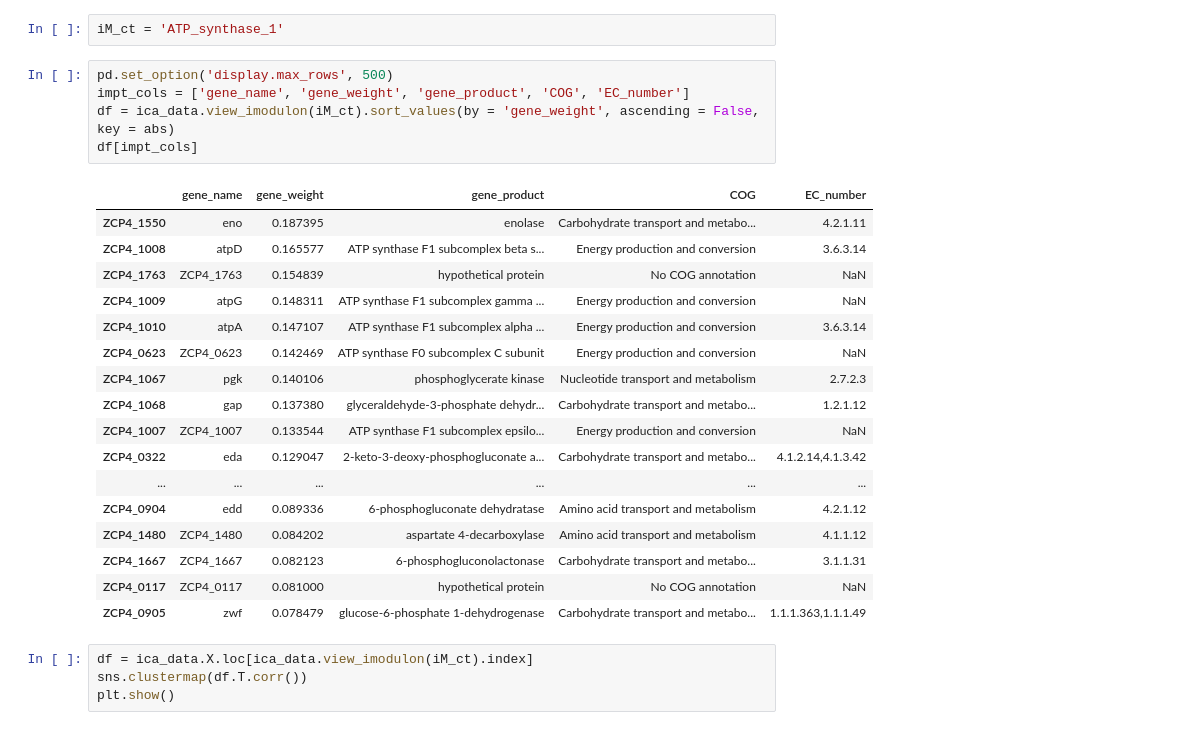
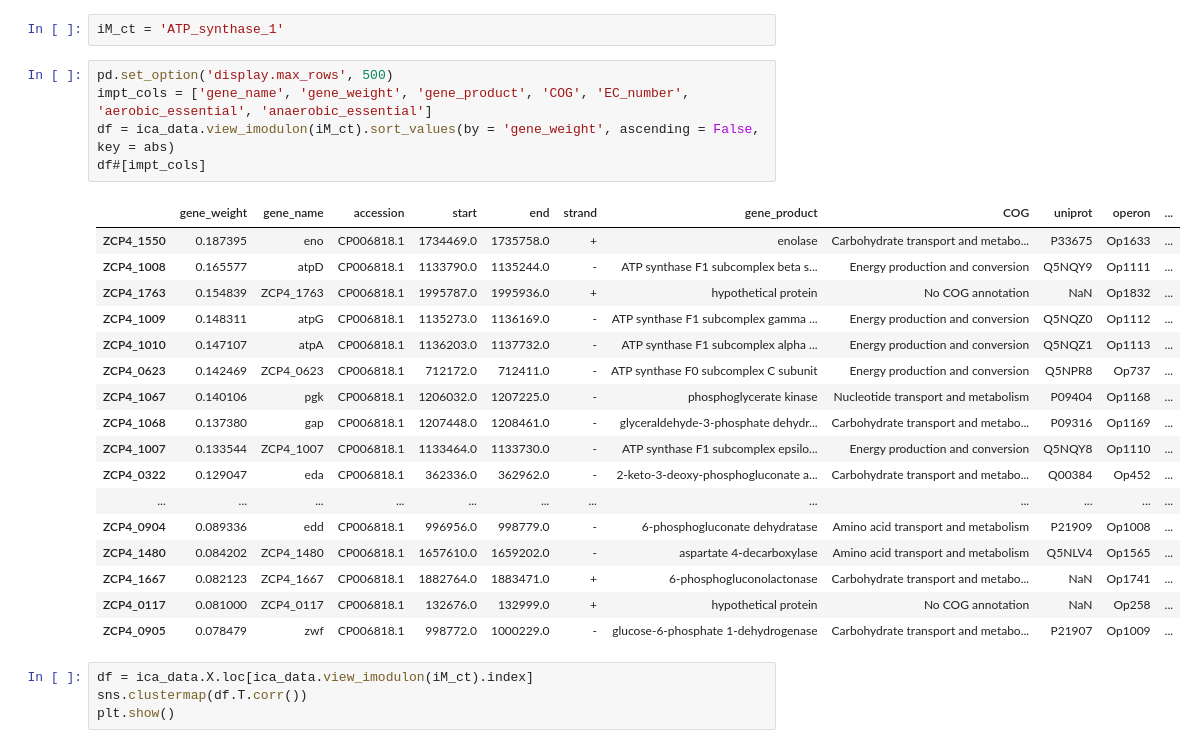
Before and after one commit to cristalzucsd/iModulonMiner, a Jupyter notebook: 5_characterize_iModulons/3_manual_iModulon_curation.ipynb, the cells around one changed output. Cells and saved outputs as stored; diff of their text form.

```diff
--- a/5_characterize_iModulons/3_manual_iModulon_curation.ipynb
+++ b/5_characterize_iModulons/3_manual_iModulon_curation.ipynb
@@ -270,27 +270,27 @@ def custom_plot_gene_weights(ica_data, imodulon, by="start", xaxis=None, xname="
 iM_ct = 'ATP_synthase_1'
 # %%
 pd.set_option('display.max_rows', 500)
-impt_cols = ['gene_name', 'gene_weight', 'gene_product', 'COG', 'EC_number']
+impt_cols = ['gene_name', 'gene_weight', 'gene_product', 'COG', 'EC_number', 'aerobic_essential', 'anaerobic_essential']
 df = ica_data.view_imodulon(iM_ct).sort_values(by = 'gene_weight', ascending = False, key = abs)
-df[impt_cols]
+df#[impt_cols]
 # %% [output]
-|  | gene_name | gene_weight | gene_product | COG | EC_number |
-| ZCP4_1550 | eno | 0.187395 | enolase | Carbohydrate transport and metabo... | 4.2.1.11 |
-| ZCP4_1008 | atpD | 0.165577 | ATP synthase F1 subcomplex beta s... | Energy production and conversion | 3.6.3.14 |
-| ZCP4_1763 | ZCP4_1763 | 0.154839 | hypothetical protein | No COG annotation | NaN |
-| ZCP4_1009 | atpG | 0.148311 | ATP synthase F1 subcomplex gamma ... | Energy production and conversion | NaN |
-| ZCP4_1010 | atpA | 0.147107 | ATP synthase F1 subcomplex alpha ... | Energy production and conversion | 3.6.3.14 |
-| ZCP4_0623 | ZCP4_0623 | 0.142469 | ATP synthase F0 subcomplex C subunit | Energy production and conversion | NaN |
-| ZCP4_1067 | pgk | 0.140106 | phosphoglycerate kinase | Nucleotide transport and metabolism | 2.7.2.3 |
-| ZCP4_1068 | gap | 0.137380 | glyceraldehyde-3-phosphate dehydr... | Carbohydrate transport and metabo... | 1.2.1.12 |
-| ZCP4_1007 | ZCP4_1007 | 0.133544 | ATP synthase F1 subcomplex epsilo... | Energy production and conversion | NaN |
-| ZCP4_0322 | eda | 0.129047 | 2-keto-3-deoxy-phosphogluconate a... | Carbohydrate transport and metabo... | 4.1.2.14,4.1.3.42 |
-| ... | ... | ... | ... | ... | ... |
-| ZCP4_0904 | edd | 0.089336 | 6-phosphogluconate dehydratase | Amino acid transport and metabolism | 4.2.1.12 |
-| ZCP4_1480 | ZCP4_1480 | 0.084202 | aspartate 4-decarboxylase | Amino acid transport and metabolism | 4.1.1.12 |
-| ZCP4_1667 | ZCP4_1667 | 0.082123 | 6-phosphogluconolactonase | Carbohydrate transport and metabo... | 3.1.1.31 |
-| ZCP4_0117 | ZCP4_0117 | 0.081000 | hypothetical protein | No COG annotation | NaN |
-| ZCP4_0905 | zwf | 0.078479 | glucose-6-phosphate 1-dehydrogenase | Carbohydrate transport and metabo... | 1.1.1.363,1.1.1.49 |
+|  | gene_weight | gene_name | accession | start | end | strand | gene_product | COG | uniprot | operon | ... |
+| ZCP4_1550 | 0.187395 | eno | CP006818.1 | 1734469.0 | 1735758.0 | + | enolase | Carbohydrate transport and metabo... | P33675 | Op1633 | ... |
+| ZCP4_1008 | 0.165577 | atpD | CP006818.1 | 1133790.0 | 1135244.0 | - | ATP synthase F1 subcomplex beta s... | Energy production and conversion | Q5NQY9 | Op1111 | ... |
+| ZCP4_1763 | 0.154839 | ZCP4_1763 | CP006818.1 | 1995787.0 | 1995936.0 | + | hypothetical protein | No COG annotation | NaN | Op1832 | ... |
+| ZCP4_1009 | 0.148311 | atpG | CP006818.1 | 1135273.0 | 1136169.0 | - | ATP synthase F1 subcomplex gamma ... | Energy production and conversion | Q5NQZ0 | Op1112 | ... |
+| ZCP4_1010 | 0.147107 | atpA | CP006818.1 | 1136203.0 | 1137732.0 | - | ATP synthase F1 subcomplex alpha ... | Energy production and conversion | Q5NQZ1 | Op1113 | ... |
+| ZCP4_0623 | 0.142469 | ZCP4_0623 | CP006818.1 | 712172.0 | 712411.0 | - | ATP synthase F0 subcomplex C subunit | Energy production and conversion | Q5NPR8 | Op737 | ... |
+| ZCP4_1067 | 0.140106 | pgk | CP006818.1 | 1206032.0 | 1207225.0 | - | phosphoglycerate kinase | Nucleotide transport and metabolism | P09404 | Op1168 | ... |
+| ZCP4_1068 | 0.137380 | gap | CP006818.1 | 1207448.0 | 1208461.0 | - | glyceraldehyde-3-phosphate dehydr... | Carbohydrate transport and metabo... | P09316 | Op1169 | ... |
+| ZCP4_1007 | 0.133544 | ZCP4_1007 | CP006818.1 | 1133464.0 | 1133730.0 | - | ATP synthase F1 subcomplex epsilo... | Energy production and conversion | Q5NQY8 | Op1110 | ... |
+| ZCP4_0322 | 0.129047 | eda | CP006818.1 | 362336.0 | 362962.0 | - | 2-keto-3-deoxy-phosphogluconate a... | Carbohydrate transport and metabo... | Q00384 | Op452 | ... |
+| ... | ... | ... | ... | ... | ... | ... | ... | ... | ... | ... | ... |
+| ZCP4_0904 | 0.089336 | edd | CP006818.1 | 996956.0 | 998779.0 | - | 6-phosphogluconate dehydratase | Amino acid transport and metabolism | P21909 | Op1008 | ... |
+| ZCP4_1480 | 0.084202 | ZCP4_1480 | CP006818.1 | 1657610.0 | 1659202.0 | - | aspartate 4-decarboxylase | Amino acid transport and metabolism | Q5NLV4 | Op1565 | ... |
+| ZCP4_1667 | 0.082123 | ZCP4_1667 | CP006818.1 | 1882764.0 | 1883471.0 | + | 6-phosphogluconolactonase | Carbohydrate transport and metabo... | NaN | Op1741 | ... |
+| ZCP4_0117 | 0.081000 | ZCP4_0117 | CP006818.1 | 132676.0 | 132999.0 | + | hypothetical protein | No COG annotation | NaN | Op258 | ... |
+| ZCP4_0905 | 0.078479 | zwf | CP006818.1 | 998772.0 | 1000229.0 | - | glucose-6-phosphate 1-dehydrogenase | Carbohydrate transport and metabo... | P21907 | Op1009 | ... |
 # %%
 df = ica_data.X.loc[ica_data.view_imodulon(iM_ct).index]
 sns.clustermap(df.T.corr())
```
Also changed, not shown: 3 other files.
